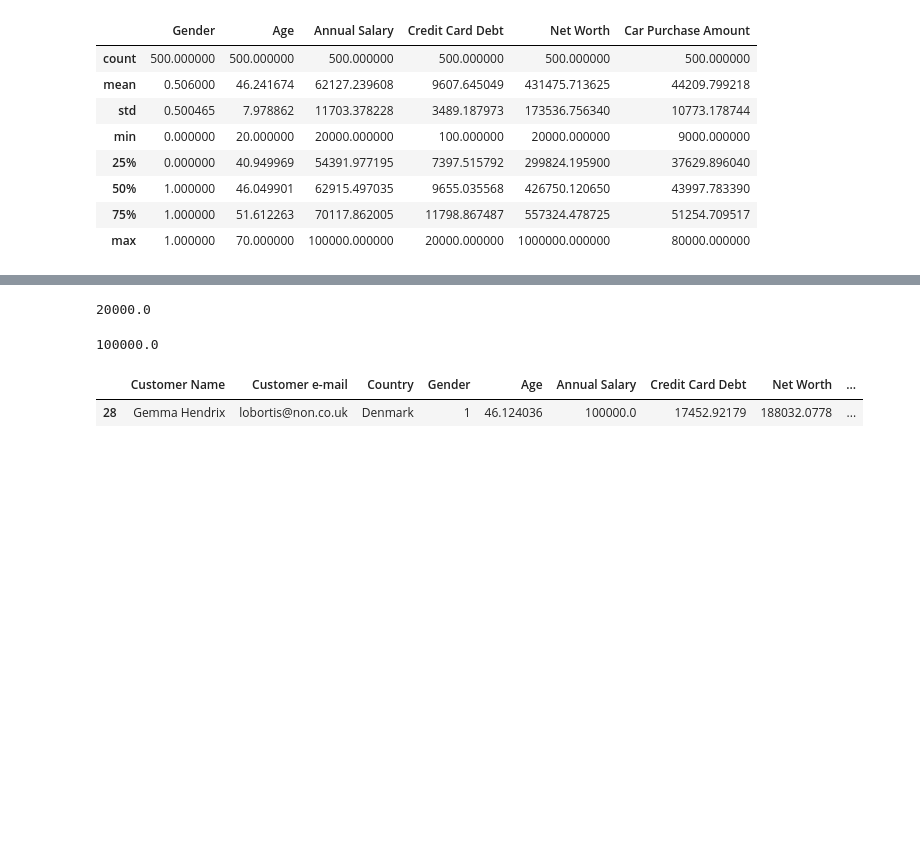
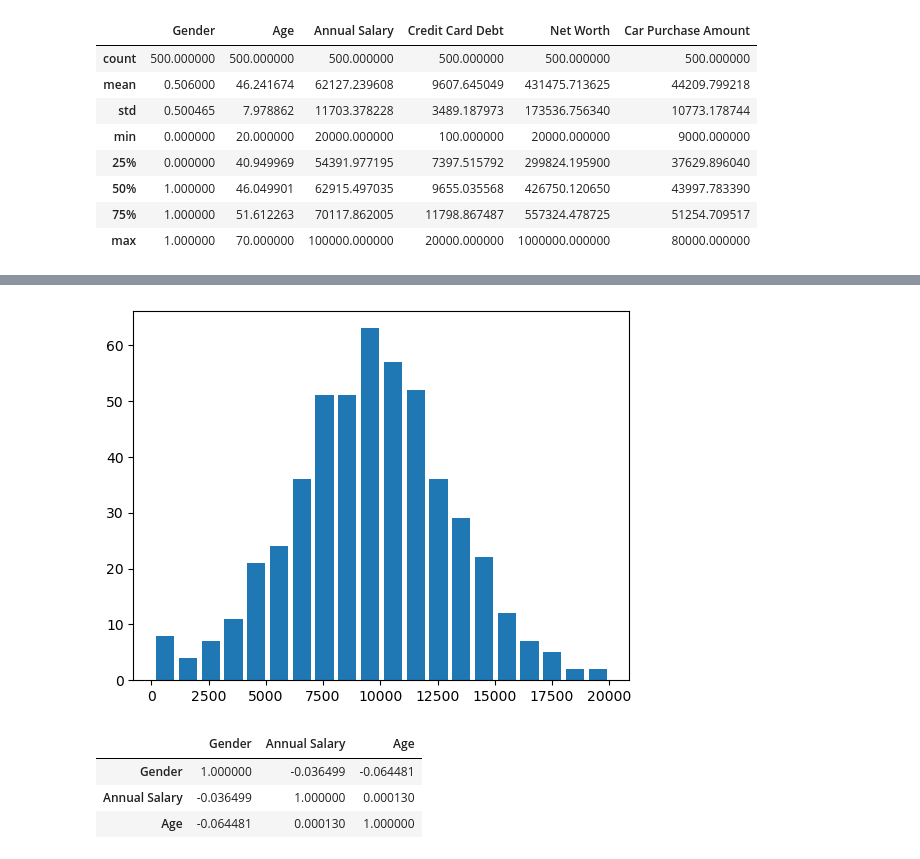
Before and after one commit to canaria81/streamlit_car_price_app, a Jupyter notebook: car_price_app.ipynb, the cells around one changed output, grey strips where cells are left out. Saved outputs shown, nothing was run; the diff lists cells and outputs as text; code cells hidden in the pictures; blank space fills up the shorter version.

```diff
--- a/car_price_app.ipynb
+++ b/car_price_app.ipynb
@@ -26,0 +78,5 @@ df.loc[df['Annual Salary']== df['Annual Salary'].min(),]
+# %%
+plt.hist(data=df, x='Credit Card Debt', rwidth=0.8, bins=20)  # 위 코드 재활용 ㅋㅋ..
+plt.show()
+# %% [output]
+[figure, added]
@@ -27,4 +85,7 @@ df.loc[df['Annual Salary']== df['Annual Salary'].min(),]
 # %%
-df['Annual Salary'].min()
+df[ ['Gender', 'Annual Salary', 'Age'] ].corr()
 # %% [output]
-20000.0
+|  | Gender | Annual Salary | Age |
+| Gender | 1.000000 | -0.036499 | -0.064481 |
+| Annual Salary | -0.036499 | 1.000000 | 0.000130 |
+| Age | -0.064481 | 0.000130 | 1.000000 |
@@ -33,9 +91,0 @@ df['Annual Salary'].min()
-# %%
-df['Annual Salary'].max()
-# %% [output]
-100000.0
-# %%
-df.loc[df['Annual Salary']== df['Annual Salary'].max(),]
-# %% [output]
-|  | Customer Name | Customer e-mail | Country | Gender | Age | Annual Salary | Credit Card Debt | Net Worth | ... |
-| 28 | Gemma Hendrix | lobortis@non.co.uk | Denmark | 1 | 46.124036 | 100000.0 | 17452.92179 | 188032.0778 | ... |
```
Also changed, not shown: parts of 48 cells of this notebook.
